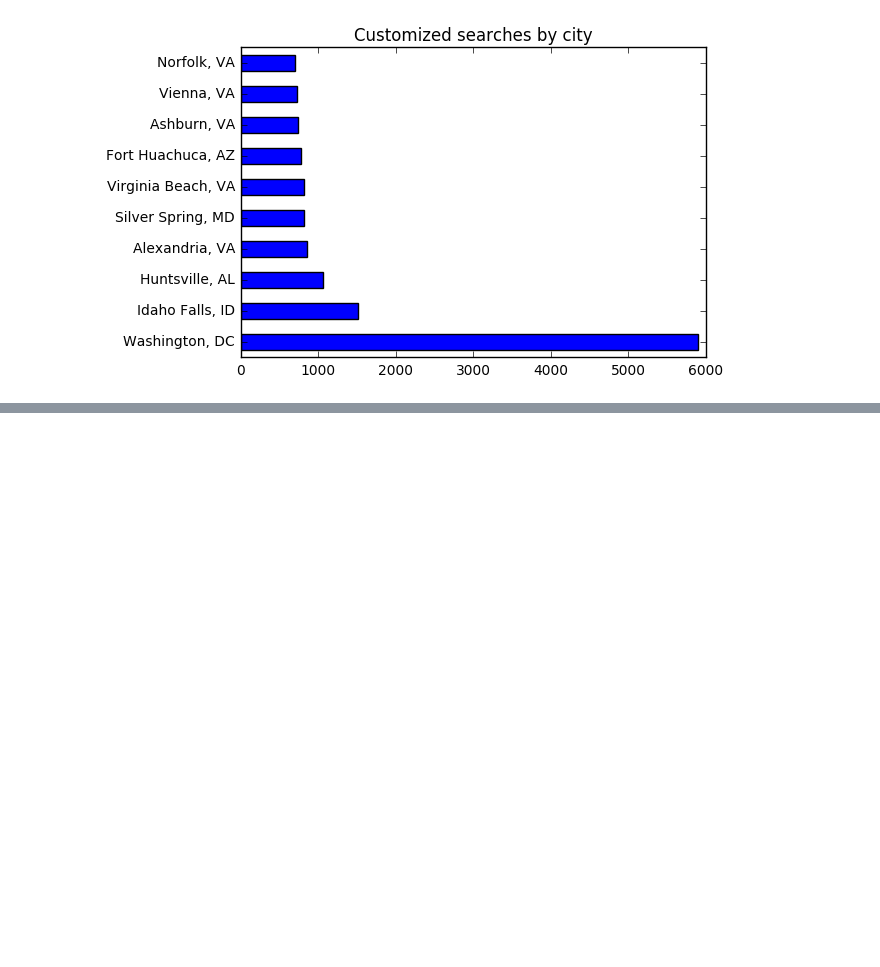
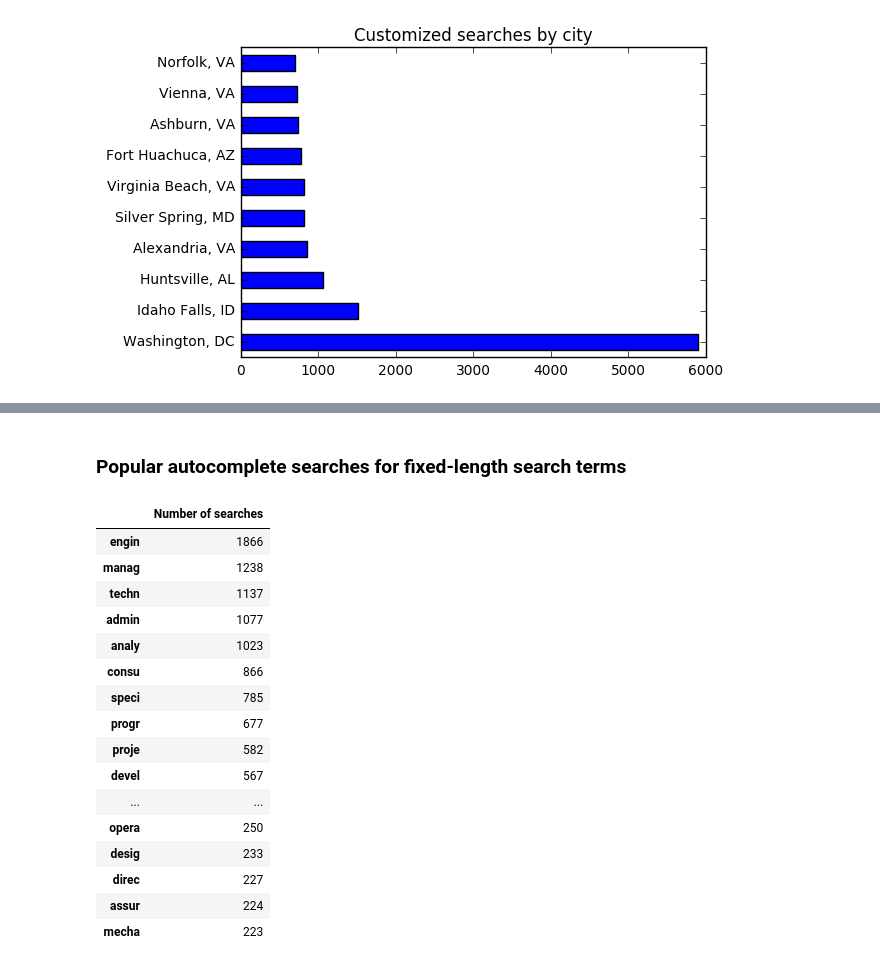
Before and after one commit to 18F/calc-analysis, a Jupyter notebook: CALC Log Analysis.ipynb, the cells around one changed output, grey strips where cells are left out. Drawn from its saved outputs; the diff is of its cells as text; code cells hidden in the pictures; blank space fills up the shorter version.

Commit message:
Add stats about autocomplete results

```diff
--- a/CALC Log Analysis.ipynb
+++ b/CALC Log Analysis.ipynb
@@ -163,0 +168,39 @@ r.plot(title='Labor category queries per day')
+# %%
+SEARCH_URL = 'https://api.data.gov/gsa/calc/search/'
+
+searches = rows
+searches = searches[searches['Method'] == 'GET']
+searches = searches[searches['Status'] == 200]
+searches = searches[searches['URL'].str.startswith(SEARCH_URL)]
+
+del searches['Method']
+del searches['Status']
+
+search_queries = searches['URL'].apply(
+    lambda url: dict(parse_qsl(urlparse(url).query))
+).apply(pandas.Series)
+# %% [markdown]
+### Popular autocomplete searches for fixed-length search terms
+# %%
+SEARCH_LEN = int(search_queries['q'].str.len().median())
+
+df = search_queries['q'].str.lower().str.slice(0, SEARCH_LEN).value_counts().to_frame('Number of searches')
+df[df.index.str.len() == SEARCH_LEN].head(30)
+# %% [output]
+|  | Number of searches |
+| engin | 1866 |
+| manag | 1238 |
+| techn | 1137 |
+| admin | 1077 |
+| analy | 1023 |
+| consu | 866 |
+| speci | 785 |
+| progr | 677 |
+| proje | 582 |
+| devel | 567 |
+| ... | ... |
+| opera | 250 |
+| desig | 233 |
+| direc | 227 |
+| assur | 224 |
+| mecha | 223 |
```
Also changed, not shown: parts of 1 cell of this notebook.
